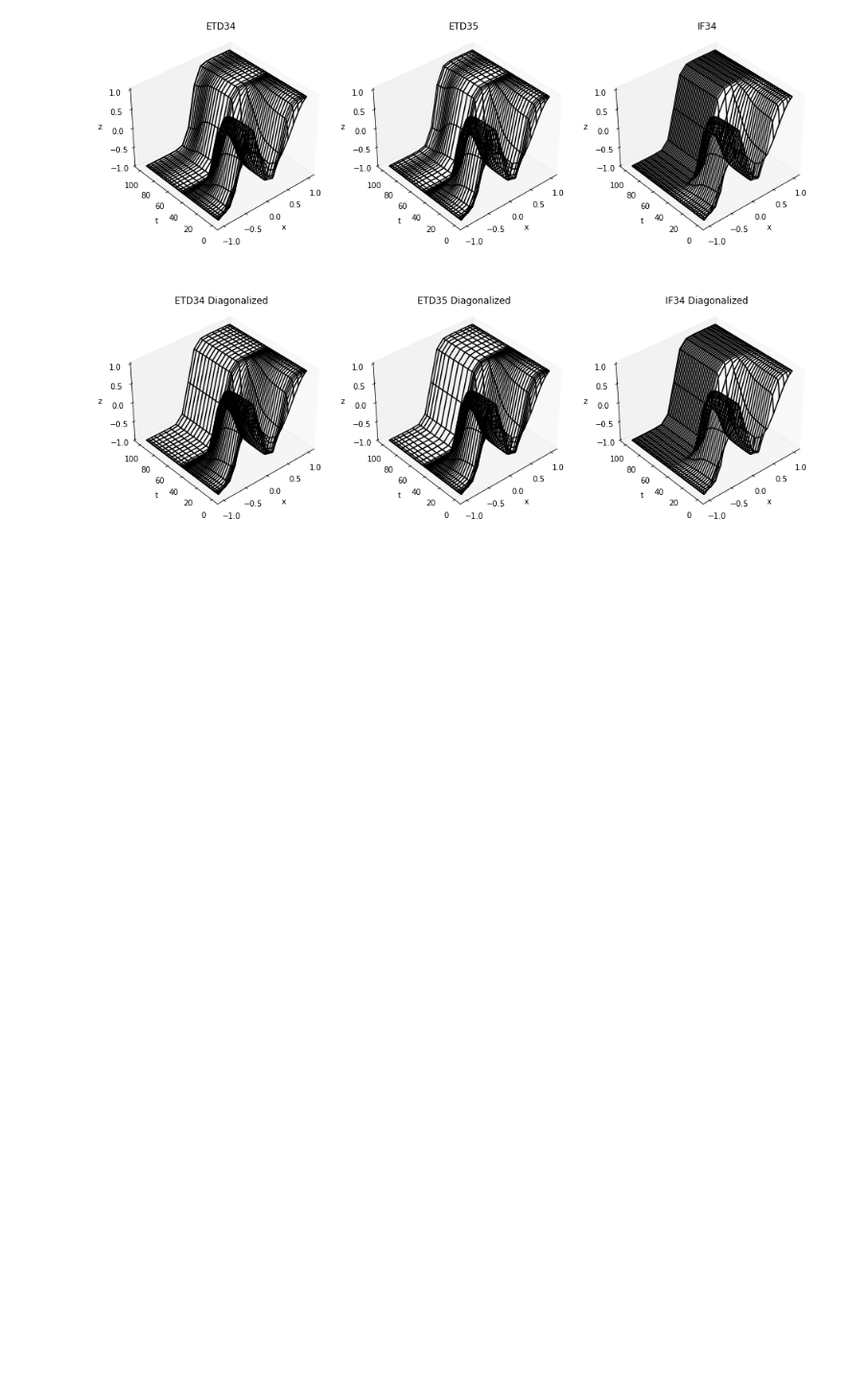
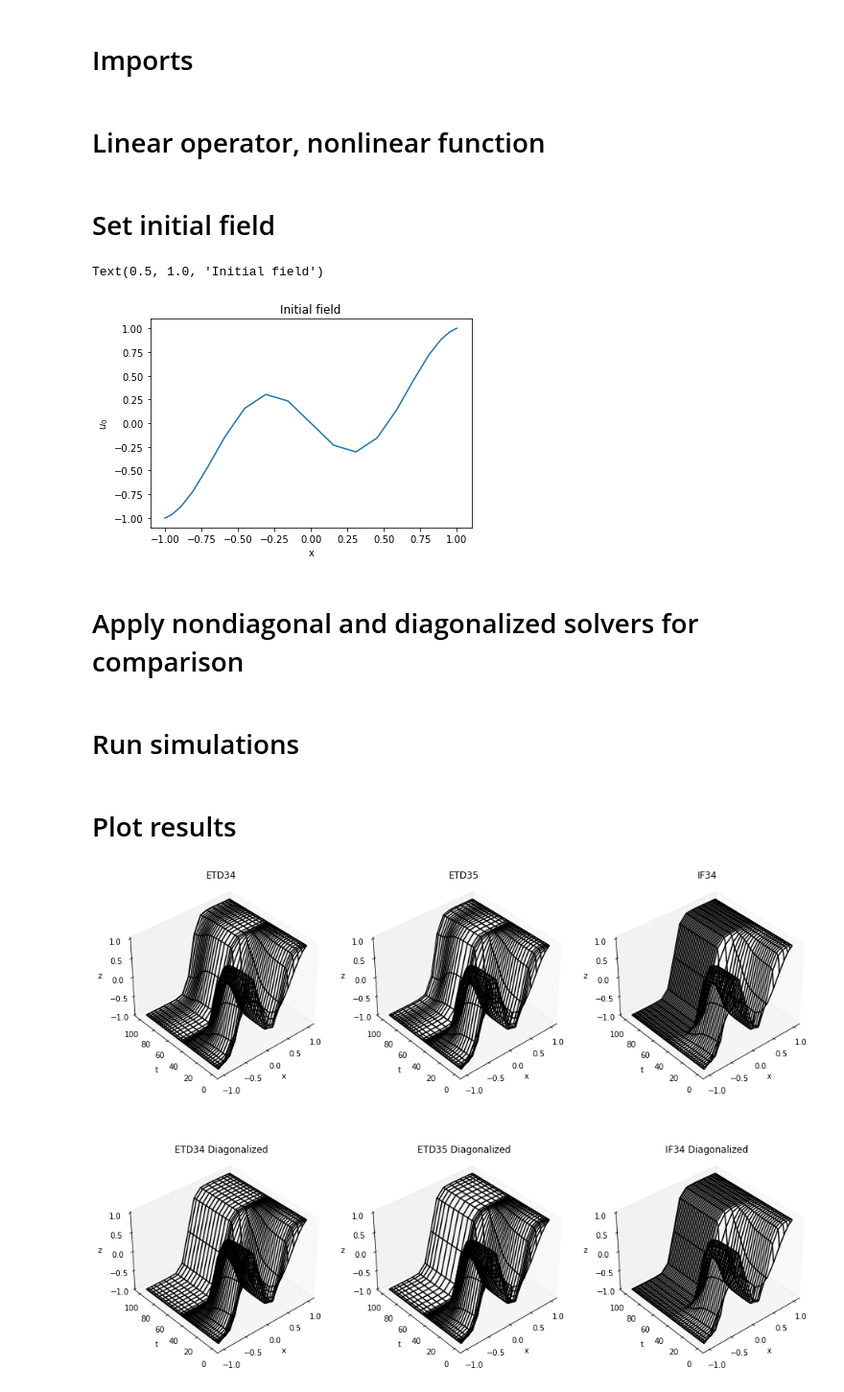
Before and after one commit to whalenpt/rkstiff, a Jupyter notebook: demos/allen_cahn.ipynb, the cells around one changed output. Shown: that part at 96% size. Drawn from its saved outputs; the diff is of its cells as text; code cells hidden in the pictures; blank space fills up the shorter version.

```diff
--- a/demos/allen_cahn.ipynb
+++ b/demos/allen_cahn.ipynb
@@ -15,3 +12,5 @@ SyntaxError: invalid syntax (2459425397.py, line 3)
+# %% [markdown]
+# Imports
 # %%
 import numpy as np
 import matplotlib.pyplot as plt
@@ -20,6 +19,8 @@ from rkstiff.etd35 import ETD35
 from rkstiff.etd34 import ETD34
 from rkstiff.if34 import IF34
 import time
+# %% [markdown]
+# Linear operator, nonlinear function
 # %%
 N = 20
 epsilon = 0.01
@@ -44,0 +34,15 @@ titles = ['ETD34','ETD35','IF34','ETD34 Diagonalized','ETD35 Diagonalized','IF34
+# %% [markdown]
+# Set initial field
+# %%
+u0 = 0.53*x + 0.47*np.sin(-1.5*np.pi*x)
+w0 = u0 - x
+
+plt.plot(x,u0)
+plt.xlabel('x')
+plt.ylabel('$u_0$')
+plt.title('Initial field')
+# %% [output]
+Text(0.5, 1.0, 'Initial field')
+[figure, added]
+# %% [markdown]
+# Apply nondiagonal and diagonalized solvers for comparison
@@ -45,3 +60,5 @@ titles = ['ETD34','ETD35','IF34','ETD34 Diagonalized','ETD35 Diagonalized','IF34
+# %% [markdown]
+# Run simulations
 # %%
 Xvec,Tvec,Uvec = [],[],[]
 for solver in solvers:
@@ -55,6 +72,8 @@ for solver in solvers:
     t = np.array(solver.t)
     T,X = np.meshgrid(t,x,indexing='ij')
     Xvec.append(X); Tvec.append(T); Uvec.append(U)
+# %% [markdown]
+# Plot results
 # %%
 fig = plt.figure(figsize=(16,12))
 for i in range(6):
```
Also changed, not shown: parts of 9 cells of this notebook, 5 other files.
